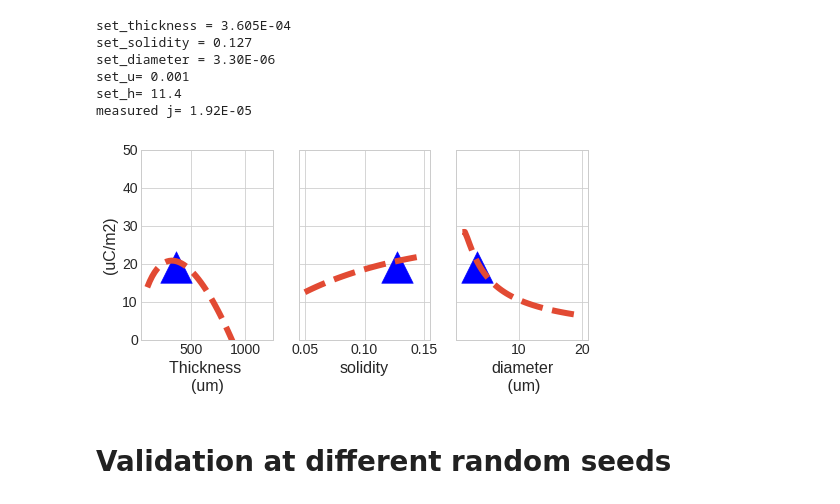
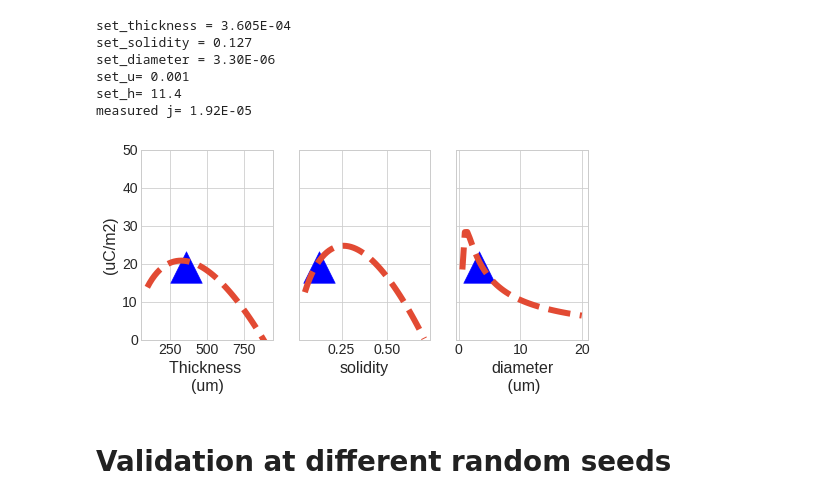
Before and after one commit to ywang1110/Modeling_Triboelectric_Performance, a Jupyter notebook: Absolute_Humidity___PP.ipynb, the cells around one changed output. Saved outputs shown, nothing was run; the diff lists cells and outputs as text; code cells hidden in the pictures.

```diff
--- a/Absolute_Humidity___PP.ipynb
+++ b/Absolute_Humidity___PP.ipynb
@@ -270,7 +270,7 @@ fig, ax = plt.subplots(1,3, figsize=(8,3.5), sharey=True)
 
 #-----------------------------------------------------------------------------------------------
 # Thickness ~ charge
-x = np.linspace(100, 1200)*pow(10,-6)
+x = np.linspace(100, 900)*pow(10,-6)
 y = set_solidity
 z = set_diameter
 u = set_u
@@ -293,7 +293,7 @@ ax[0].set_ylim(0,50)
 # solidity ~ charge
 
 x = set_thickness
-y = np.linspace(0.05, 0.15)
+y = np.linspace(0.05, 0.7)
 z = set_diameter
 u = set_u
 h = set_h
@@ -304,35 +304,35 @@ J = (a-w*h)*(2*x*y/z-c*y**m*x**n/z**p)*0.01/(0.01+u)
 ax[1].plot(y,J*pow(10,6), linestyle="--", linewidth = 6)
 ax[1].scatter(set_solidity, set_j*pow(10,6), c='b', marker = '^', s=1000)
 
 ax[1].set_xlabel("solidity", fontsize=16)
 
 ax[1].tick_params(axis = 'x', labelsize=14)
 ax[1].tick_params(axis = 'y', labelsize=14)
 
 
 #-----------------------------------------------------------------------------------------------
 # Diameter ~ Charge
 
 x = set_thickness
 y = set_solidity
-z = np.linspace(1, 20)*pow(10,-6)
+z = np.linspace(0.6, 20)*pow(10,-6)
 u = set_u
 h = set_h
 
 J =  (a-w*h)*(2*x*y/z-c*y**m*x**n/z**p)*0.01/(0.01+u)
 
 ax[2].plot(z*pow(10,6),J*pow(10,6), linestyle="--", linewidth = 6)
 ax[2].scatter(set_diameter*pow(10,6), set_j*pow(10,6), c='b', marker = '^', s=1000)
 
 ax[2].set_xlabel("diameter\n (um)", fontsize=16)
 
 
 
 
 ax[2].tick_params(axis = 'x', labelsize=14)
 ax[2].tick_params(axis = 'y', labelsize=14)
 # %% [output]
-[figure, old version]
+[figure, new version]
 # %%
 simulation_df = pd.DataFrame()
 
```
Also changed, not shown: parts of 2 cells of this notebook.
